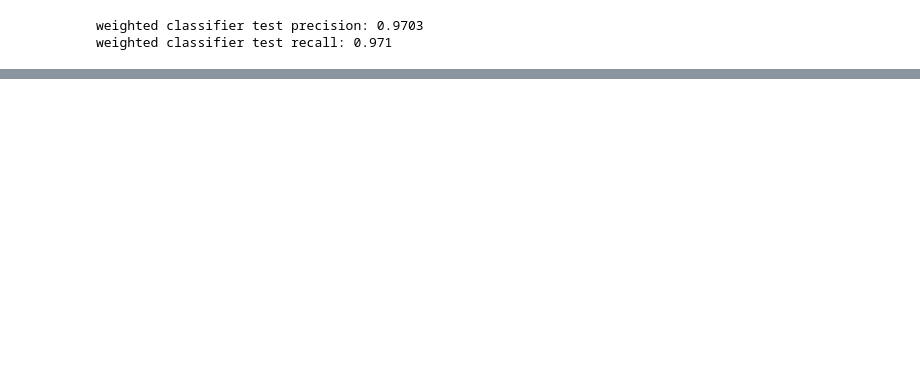
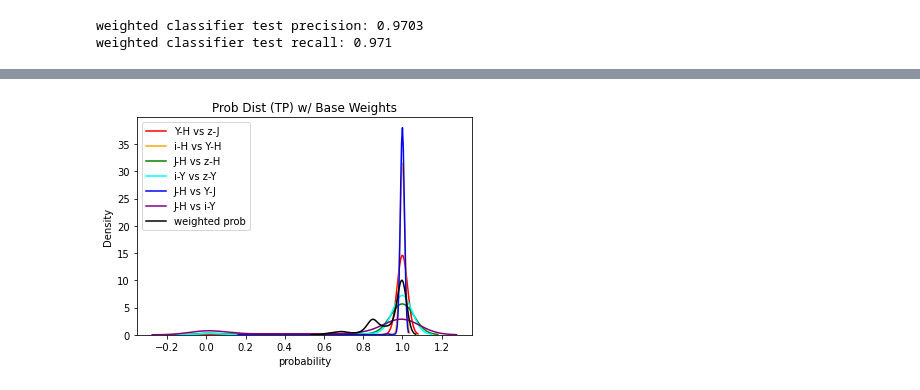
Before and after one commit to jlmaurora233/high-z-quasar-classification, a Jupyter notebook: decision boundary z_check performance.ipynb, the cells around one changed output, grey strips where cells are left out. Cells and saved outputs as stored; diff of their text form; code cells hidden in the pictures; blank space fills up the shorter version.

```diff
--- a/decision boundary z_check performance.ipynb
+++ b/decision boundary z_check performance.ipynb
@@ -946,7 +1021,7 @@ prob_1f = filter1f.predict_proba(np.array([test_copy['i_LSST_mag']-test_copy['Y_
 test_copy['prob_1f'] = prob_1f[:, 1]
 # %%
 # use best scores as weights:
-weights = [0.9882 * (1-1/6), 0.9938*(1-1/6), 0.9463, 0.9678 *(1+1/6), 0.95*(1+1/6), 0.9161]
+weights = [0.9882 * 1.1, 0.9938*(1-1/6), 0.9463, 0.9678 *(1+1/6), 0.95*(1+1/6), 0.9161]
 probabilities = test_copy[['prob_1a', 'prob_1b', 'prob_1c', 'prob_1d', 'prob_1e', 'prob_1f']]
 cols = ['prob_1a', 'prob_1b', 'prob_1c', 'prob_1d', 'prob_1e', 'prob_1f']
 
@@ -1004,0 +1095,28 @@ plt.hist()
+# %%
+# filter 1a, x: z - J, y: Y - H
+sns.kdeplot(tp['prob_1a'], label='Y-H vs z-J', color='red')
+# print('filter 1a, x: z - J, y: Y - H \n',  tp['prob_1a'].describe())
+
+# filter 1b, x: Y - H, y: i - H
+sns.kdeplot(tp['prob_1b'], label='i-H vs Y-H', color='orange')
+
+# filter 1c, x: z - H, y: J - H
+sns.kdeplot(tp['prob_1c'], label='J-H vs z-H', color='green')
+
+# filter 1d, x: z - Y; y: i - Y
+sns.kdeplot(tp['prob_1d'], label='i-Y vs z-Y', color='cyan')
+# print('filter 1d, x: z - Y; y: i - Y \n',  tp['prob_1d'].describe())
+
+# filter 1e, x: Y - J, y: J - H
+sns.kdeplot(tp['prob_1e'], label='J-H vs Y-J', color='blue')
+
+# filter 1f, x: i - Y, y: J - H
+sns.kdeplot(tp['prob_1f'], label='J-H vs i-Y', color='purple')
+
+sns.kdeplot(tp['weighted prob'], label='weighted prob', color='black')
+plt.legend()
+plt.xlabel('probability')
+plt.title('Prob Dist (TP) w/ Base Weights')
+plt.show()
+# %% [output]
+[figure, added]
```
Also changed, not shown: parts of 9 cells of this notebook.
